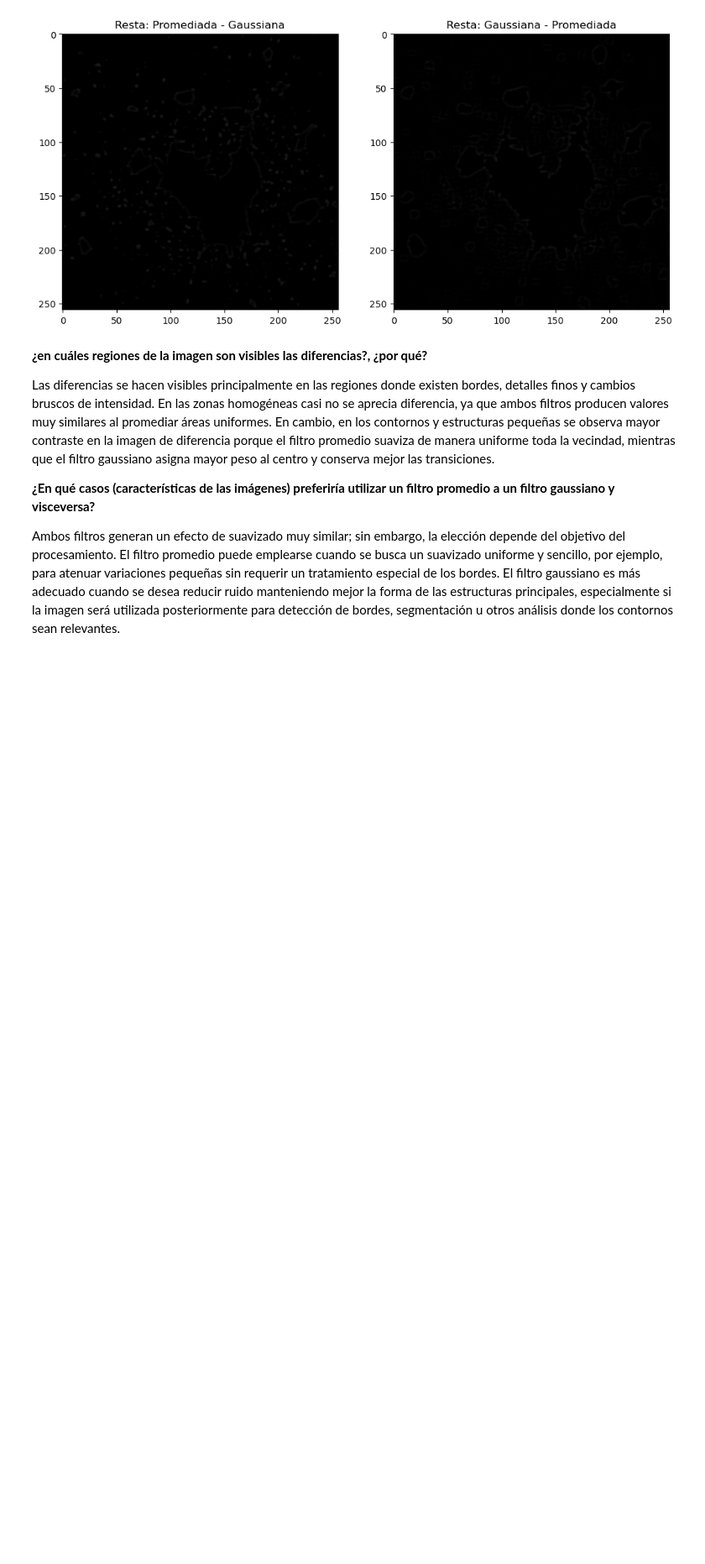
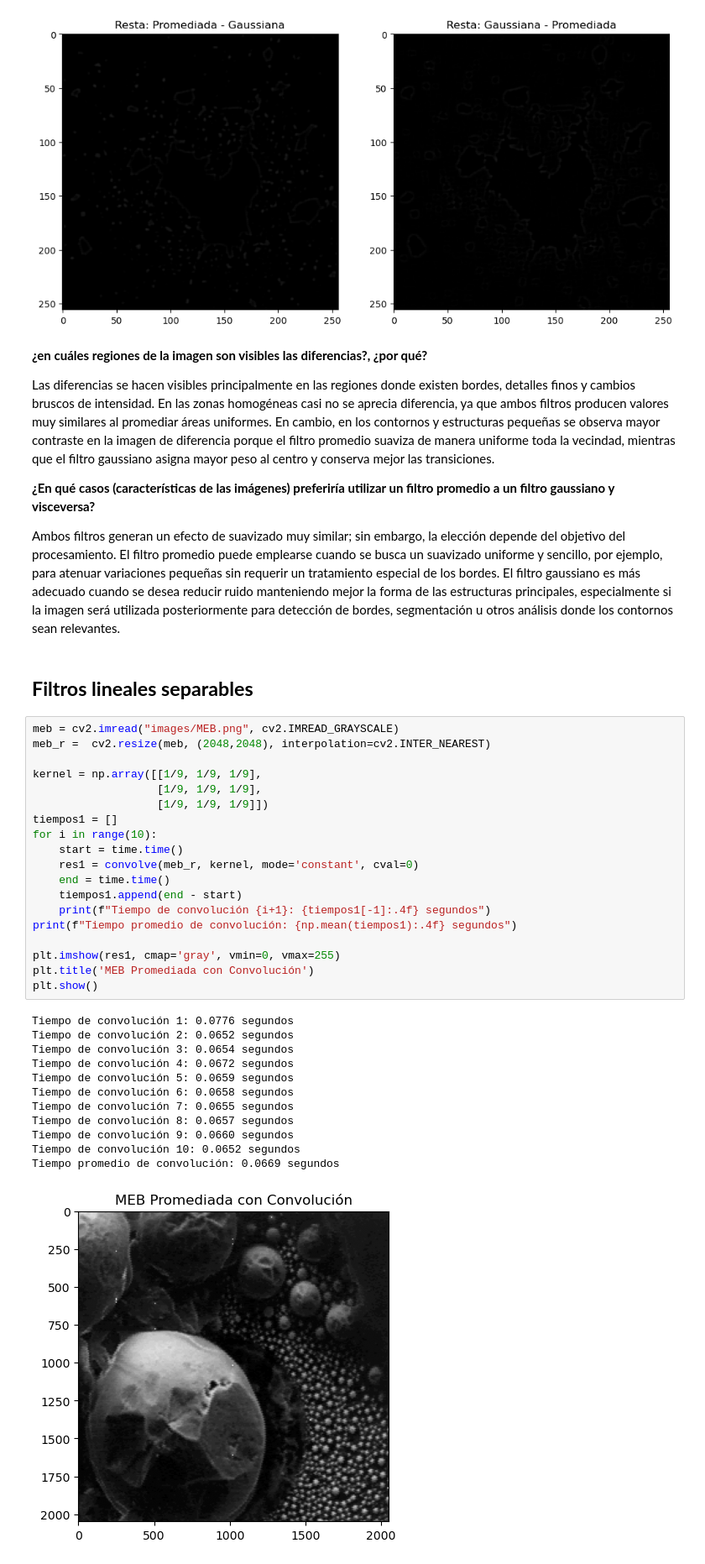
Before and after one commit to ImagenesYVision/Taller5, a Jupyter notebook: Taller5.ipynb, the cells around one changed output. Shown at 84% size. Drawn from its saved outputs; the diff is of its cells as text; blank space fills up the shorter version.

```diff
--- a/Taller5.ipynb
+++ b/Taller5.ipynb
@@ -219,3 +227,37 @@ Las diferencias se hacen visibles principalmente en las regiones donde existen b
 **¿En qué casos (características de las imágenes) preferiría utilizar un filtro promedio a un filtro gaussiano y visceversa?**
 
 Ambos filtros generan un efecto de suavizado muy similar; sin embargo, la elección depende del objetivo del procesamiento. El filtro promedio puede emplearse cuando se busca un suavizado uniforme y sencillo, por ejemplo, para atenuar variaciones pequeñas sin requerir un tratamiento especial de los bordes. El filtro gaussiano es más adecuado cuando se desea reducir ruido manteniendo mejor la forma de las estructuras principales, especialmente si la imagen será utilizada posteriormente para detección de bordes, segmentación u otros análisis donde los contornos sean relevantes.
+# %% [markdown]
+## **Filtros lineales separables**
+# %%
+meb = cv2.imread("images/MEB.png", cv2.IMREAD_GRAYSCALE)
+meb_r =  cv2.resize(meb, (2048,2048), interpolation=cv2.INTER_NEAREST)
+
+kernel = np.array([[1/9, 1/9, 1/9],
+                   [1/9, 1/9, 1/9],
+                   [1/9, 1/9, 1/9]])
+tiempos1 = []
+for i in range(10):
+    start = time.time()
+    res1 = convolve(meb_r, kernel, mode='constant', cval=0)
+    end = time.time()
+    tiempos1.append(end - start)
+    print(f"Tiempo de convolución {i+1}: {tiempos1[-1]:.4f} segundos")
+print(f"Tiempo promedio de convolución: {np.mean(tiempos1):.4f} segundos")
+
+plt.imshow(res1, cmap='gray', vmin=0, vmax=255)
+plt.title('MEB Promediada con Convolución')
+plt.show()
+# %% [output]
+Tiempo de convolución 1: 0.0776 segundos
+Tiempo de convolución 2: 0.0652 segundos
+Tiempo de convolución 3: 0.0654 segundos
+Tiempo de convolución 4: 0.0672 segundos
+Tiempo de convolución 5: 0.0659 segundos
+Tiempo de convolución 6: 0.0658 segundos
+Tiempo de convolución 7: 0.0655 segundos
+Tiempo de convolución 8: 0.0657 segundos
+Tiempo de convolución 9: 0.0660 segundos
+Tiempo de convolución 10: 0.0652 segundos
+Tiempo promedio de convolución: 0.0669 segundos
+[figure, added]
```
Also changed, not shown: parts of 15 cells of this notebook.
